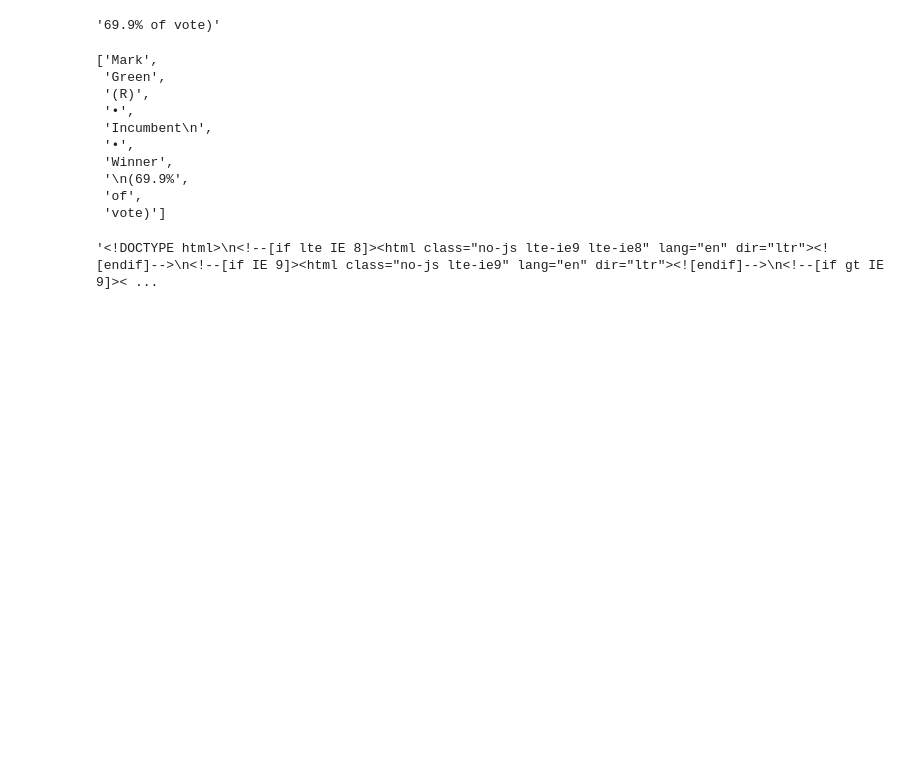
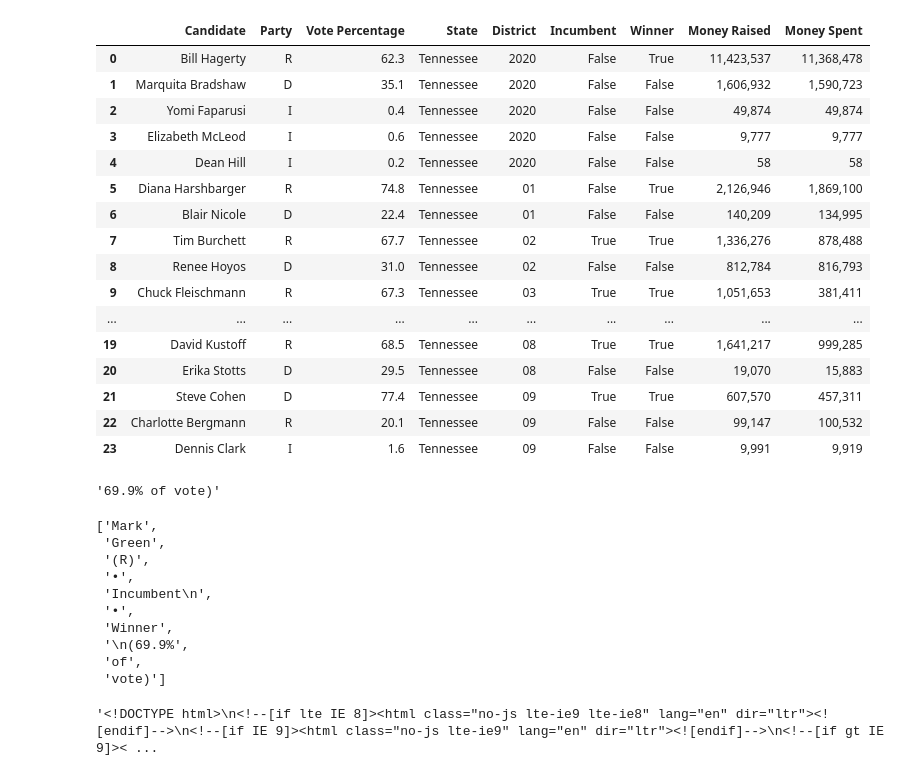
Before and after one commit to nss-data-science-cohort-7/webscraping-open-secrets-boo-tiful-minds, a Jupyter notebook: notebooks/House of Rep Project.ipynb, the cells around one changed output. Cells and saved outputs as stored; diff of their text form; code cells hidden in the pictures; blank space fills up the shorter version.

Commit message:
finished TN districts

```diff
--- a/notebooks/House of Rep Project.ipynb
+++ b/notebooks/House of Rep Project.ipynb
@@ -7,8 +7,8 @@ import seaborn as sns
 from bs4 import BeautifulSoup
 import re
 # %%
-#First state (For getting the state loops)
-first_state_url = "https://www.opensecrets.org/races/election?id=AL"
+
+first_state_url = "https://www.opensecrets.org/races/election?id=TN"
 
 response_first = requests.get(first_state_url)
 state_soup = BeautifulSoup(response_first.text)
@@ -17,6 +17,3 @@ all_states = state_soup.find('select').findAll('option')
 all_states_list = []
 for state in all_states:
     all_states_list.append(state['value'])
-# %%
-for state in all_states_list:
-    URL = ""
@@ -40,0 +40,5 @@ for state in all_states_list:
+# %%
+URL = f"https://www.opensecrets.org/races/candidates?cycle=2020&id=TN07&spec=N"
+
+response = requests.get(URL)
+politician_soup = BeautifulSoup(response.text)
@@ -40,0 +67,4 @@ for state in all_states_list:
+# %%
+url_end_up = []
+for x in range(len(url_end)):
+    url_end_up.append(url_end[x].replace('summary','candidates'))
@@ -73,3 +167,25 @@ url_end[1]
+# %%
+TN=zip(candidate_names, candidate_parties, percentage_votes, states, district_numbers, is_incumbent, is_winner, raised_money,spent_money,)
+TN_df=pd.DataFrame(TN, columns=['Candidate', 'Party', 'Vote Percentage', 'State', 'District', 'Incumbent', 'Winner', 'Money Raised','Money Spent'])
+TN_df
+# %% [output]
+|  | Candidate | Party | Vote Percentage | State | District | Incumbent | Winner | Money Raised | Money Spent |
+| 0 | Bill Hagerty | R | 62.3 | Tennessee | 2020 | False | True | 11,423,537 | 11,368,478 |
+| 1 | Marquita Bradshaw | D | 35.1 | Tennessee | 2020 | False | False | 1,606,932 | 1,590,723 |
+| 2 | Yomi Faparusi | I | 0.4 | Tennessee | 2020 | False | False | 49,874 | 49,874 |
+| 3 | Elizabeth McLeod | I | 0.6 | Tennessee | 2020 | False | False | 9,777 | 9,777 |
+| 4 | Dean Hill | I | 0.2 | Tennessee | 2020 | False | False | 58 | 58 |
+| 5 | Diana Harshbarger | R | 74.8 | Tennessee | 01 | False | True | 2,126,946 | 1,869,100 |
+| 6 | Blair Nicole | D | 22.4 | Tennessee | 01 | False | False | 140,209 | 134,995 |
+| 7 | Tim Burchett | R | 67.7 | Tennessee | 02 | True | True | 1,336,276 | 878,488 |
+| 8 | Renee Hoyos | D | 31.0 | Tennessee | 02 | False | False | 812,784 | 816,793 |
+| 9 | Chuck Fleischmann | R | 67.3 | Tennessee | 03 | True | True | 1,051,653 | 381,411 |
+| ... | ... | ... | ... | ... | ... | ... | ... | ... | ... |
+| 19 | David Kustoff | R | 68.5 | Tennessee | 08 | True | True | 1,641,217 | 999,285 |
+| 20 | Erika Stotts | D | 29.5 | Tennessee | 08 | False | False | 19,070 | 15,883 |
+| 21 | Steve Cohen | D | 77.4 | Tennessee | 09 | True | True | 607,570 | 457,311 |
+| 22 | Charlotte Bergmann | R | 20.1 | Tennessee | 09 | False | False | 99,147 | 100,532 |
+| 23 | Dennis Clark | I | 1.6 | Tennessee | 09 | False | False | 9,991 | 9,919 |
 # %%
 #URL for 7th District candidates
 
```
Also changed, not shown: parts of 11 cells of this notebook.
